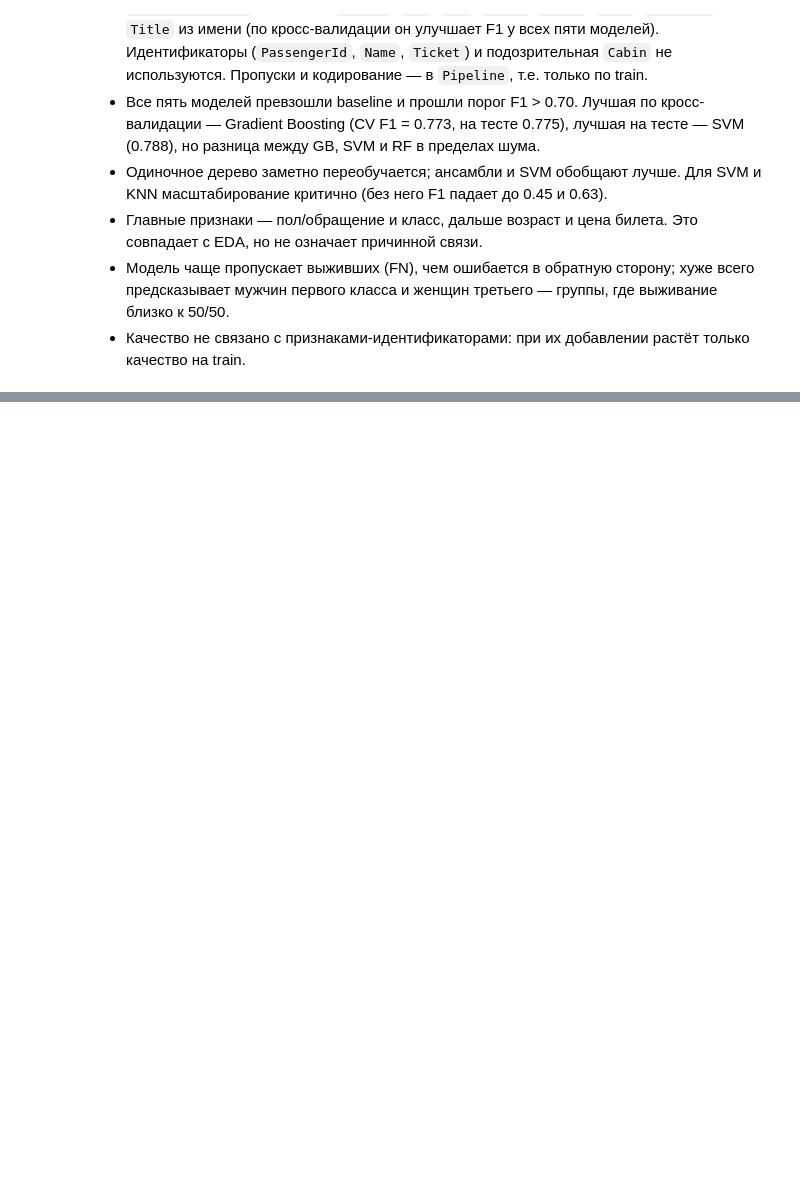
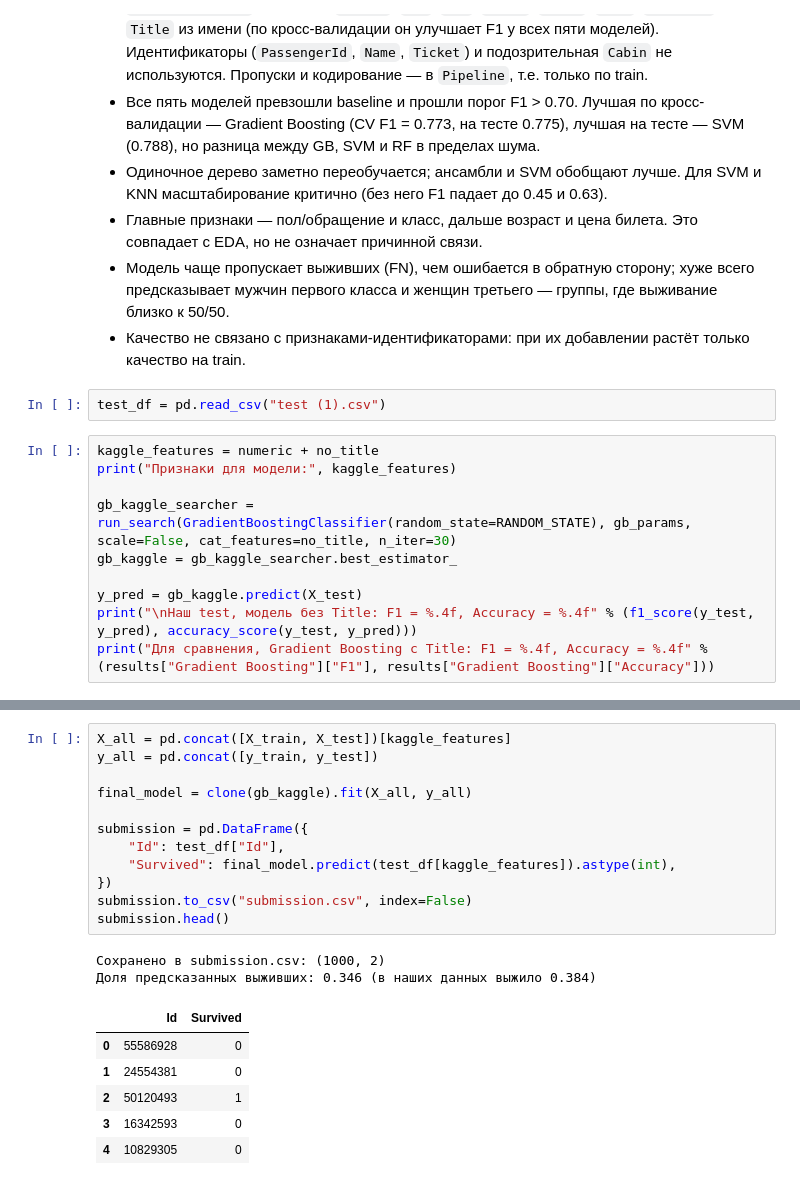
Before and after one commit to gCTRL26/ml_course_mai, a Jupyter notebook: classification/lab02.ipynb, the cells around one changed output, grey strips where cells are left out. Saved outputs shown, nothing was run; the diff lists cells and outputs as text; blank space fills up the shorter version.

```diff
--- a/classification/lab02.ipynb
+++ b/classification/lab02.ipynb
@@ -1288,3 +1288,15 @@ Random Forest + HasCabin: CV F1 = 0.7682 (без него 0.7686)
 - Главные признаки — пол/обращение и класс, дальше возраст и цена билета. Это совпадает с EDA, но не означает причинной связи.
 - Модель чаще пропускает выживших (FN), чем ошибается в обратную сторону; хуже всего предсказывает мужчин первого класса и женщин третьего — группы, где выживание близко к 50/50.
 - Качество не связано с признаками-идентификаторами: при их добавлении растёт только качество на train.
+# %%
+test_df = pd.read_csv("test (1).csv")
+# %%
+kaggle_features = numeric + no_title
+print("Признаки для модели:", kaggle_features)
+
+gb_kaggle_searcher = run_search(GradientBoostingClassifier(random_state=RANDOM_STATE), gb_params, scale=False, cat_features=no_title, n_iter=30)
+gb_kaggle = gb_kaggle_searcher.best_estimator_
+
+y_pred = gb_kaggle.predict(X_test)
+print("\nНаш test, модель без Title: F1 = %.4f, Accuracy = %.4f" % (f1_score(y_test, y_pred), accuracy_score(y_test, y_pred)))
+print("Для сравнения, Gradient Boosting с Title: F1 = %.4f, Accuracy = %.4f" % (results["Gradient Boosting"]["F1"], results["Gradient Boosting"]["Accuracy"]))
@@ -1290,0 +1310,21 @@ Random Forest + HasCabin: CV F1 = 0.7682 (без него 0.7686)
+# %%
+X_all = pd.concat([X_train, X_test])[kaggle_features]
+y_all = pd.concat([y_train, y_test])
+
+final_model = clone(gb_kaggle).fit(X_all, y_all)
+
+submission = pd.DataFrame({
+    "Id": test_df["Id"],
+    "Survived": final_model.predict(test_df[kaggle_features]).astype(int),
+})
+submission.to_csv("submission.csv", index=False)
+submission.head()
+# %% [output]
+Сохранено в submission.csv: (1000, 2)
+Доля предсказанных выживших: 0.346 (в наших данных выжило 0.384)
+|  | Id | Survived |
+| 0 | 55586928 | 0 |
+| 1 | 24554381 | 0 |
+| 2 | 50120493 | 1 |
+| 3 | 16342593 | 0 |
+| 4 | 10829305 | 0 |
```
Also changed, not shown: parts of 2 cells of this notebook.
